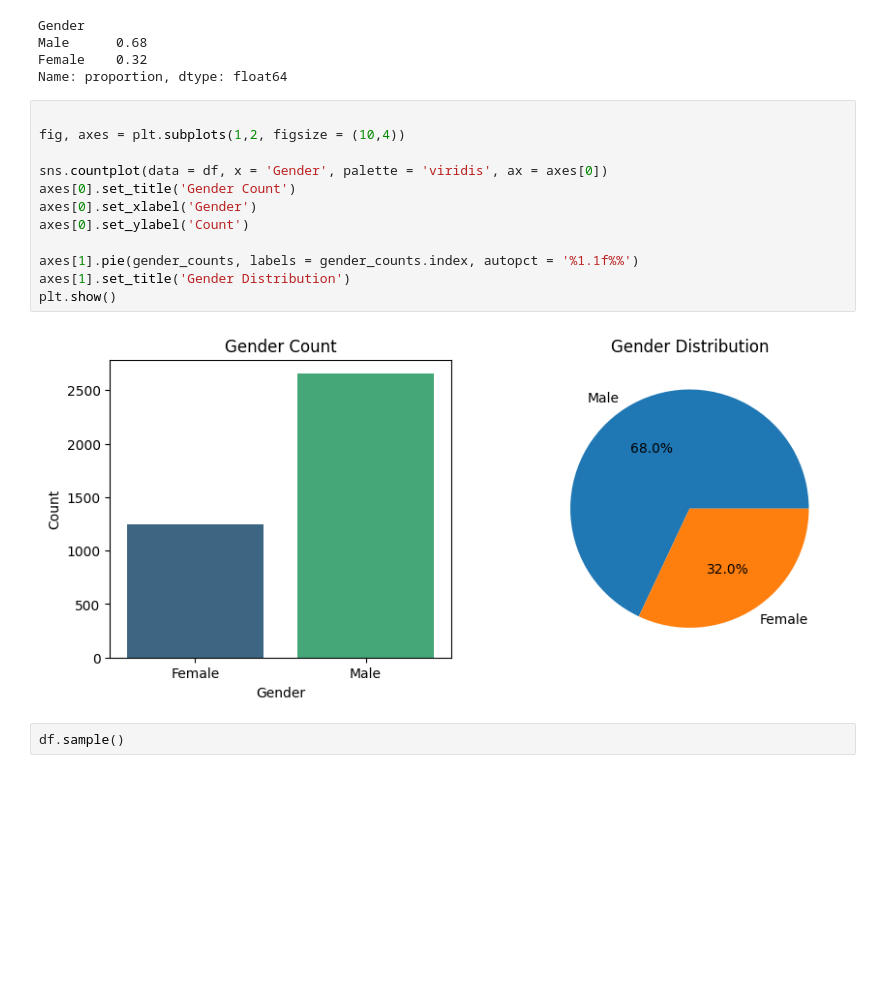
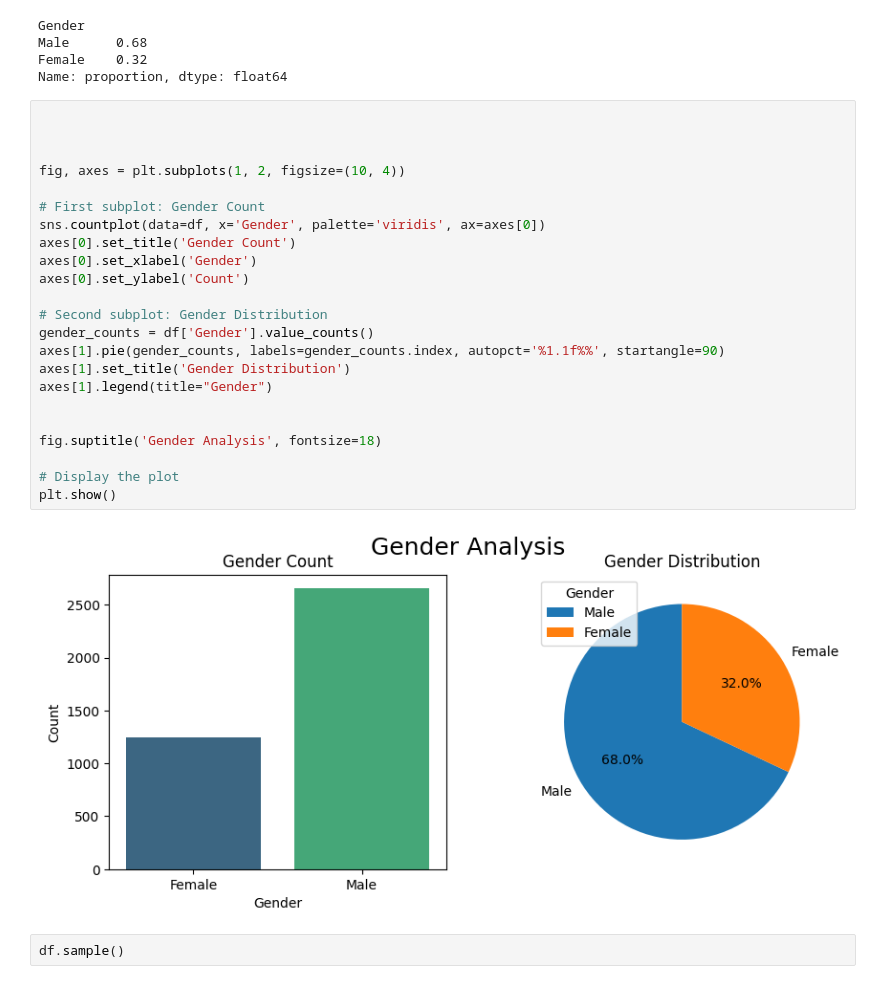
Before and after one commit to J0yfarah/EDA-of-Shopping-Data, a Jupyter notebook: eda-of-shopping-data.ipynb, the cells around one changed output. Cells and saved outputs as stored; diff of their text form; blank space fills up the shorter version.

```diff
--- a/eda-of-shopping-data.ipynb
+++ b/eda-of-shopping-data.ipynb
@@ -349,18 +349,29 @@ Female    0.32
 Name: proportion, dtype: float64
 # %%
 
-fig, axes = plt.subplots(1,2, figsize = (10,4))
 
-sns.countplot(data = df, x = 'Gender', palette = 'viridis', ax = axes[0])
+
+fig, axes = plt.subplots(1, 2, figsize=(10, 4))
+
+# First subplot: Gender Count
+sns.countplot(data=df, x='Gender', palette='viridis', ax=axes[0])
 axes[0].set_title('Gender Count')
 axes[0].set_xlabel('Gender')
 axes[0].set_ylabel('Count')
 
-axes[1].pie(gender_counts, labels = gender_counts.index, autopct = '%1.1f%%')
+# Second subplot: Gender Distribution
+gender_counts = df['Gender'].value_counts()
+axes[1].pie(gender_counts, labels=gender_counts.index, autopct='%1.1f%%', startangle=90)
 axes[1].set_title('Gender Distribution')
+axes[1].legend(title="Gender")
+
+
+fig.suptitle('Gender Analysis', fontsize=18)
+
+# Display the plot
 plt.show()
 # %% [output]
-[figure, old version]
+[figure, new version]
 # %%
 df.sample()
 # %% [output]
```
